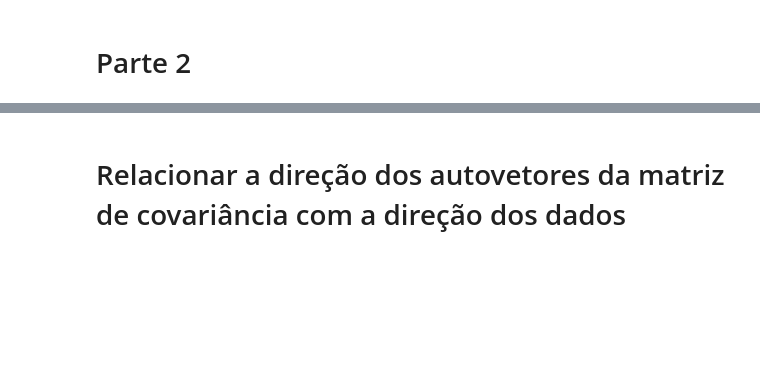
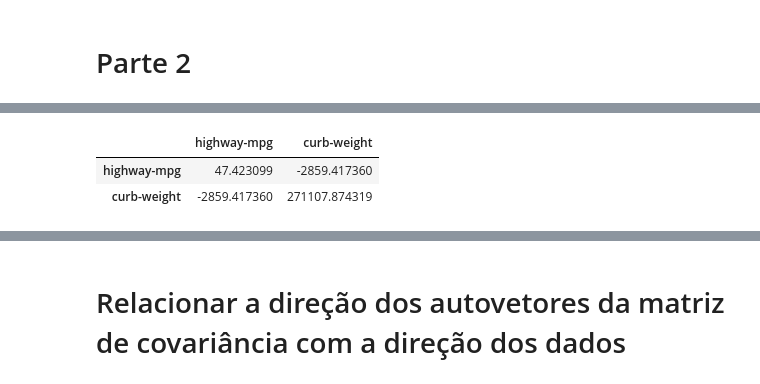
Before and after one commit to tiagoft/alglin, a Jupyter notebook: notebooks/05-autovetores_e_autovetores.ipynb, the cells around one changed output, grey strips where cells are left out. Cells and saved outputs as stored; diff of their text form; code cells hidden in the pictures; blank space fills up the shorter version.

```diff
--- a/notebooks/05-autovetores_e_autovetores.ipynb
+++ b/notebooks/05-autovetores_e_autovetores.ipynb
@@ -344,0 +397,6 @@ A = np.array([[0.81, 0.2], [-0.1,  1.1]]) # Depois da nova legislação, a nova
+# %%
+df.cov()
+# %% [output]
+|  | highway-mpg | curb-weight |
+| highway-mpg | 47.423099 | -2859.417360 |
+| curb-weight | -2859.417360 | 271107.874319 |
```
Also changed, not shown: parts of 23 cells of this notebook.
